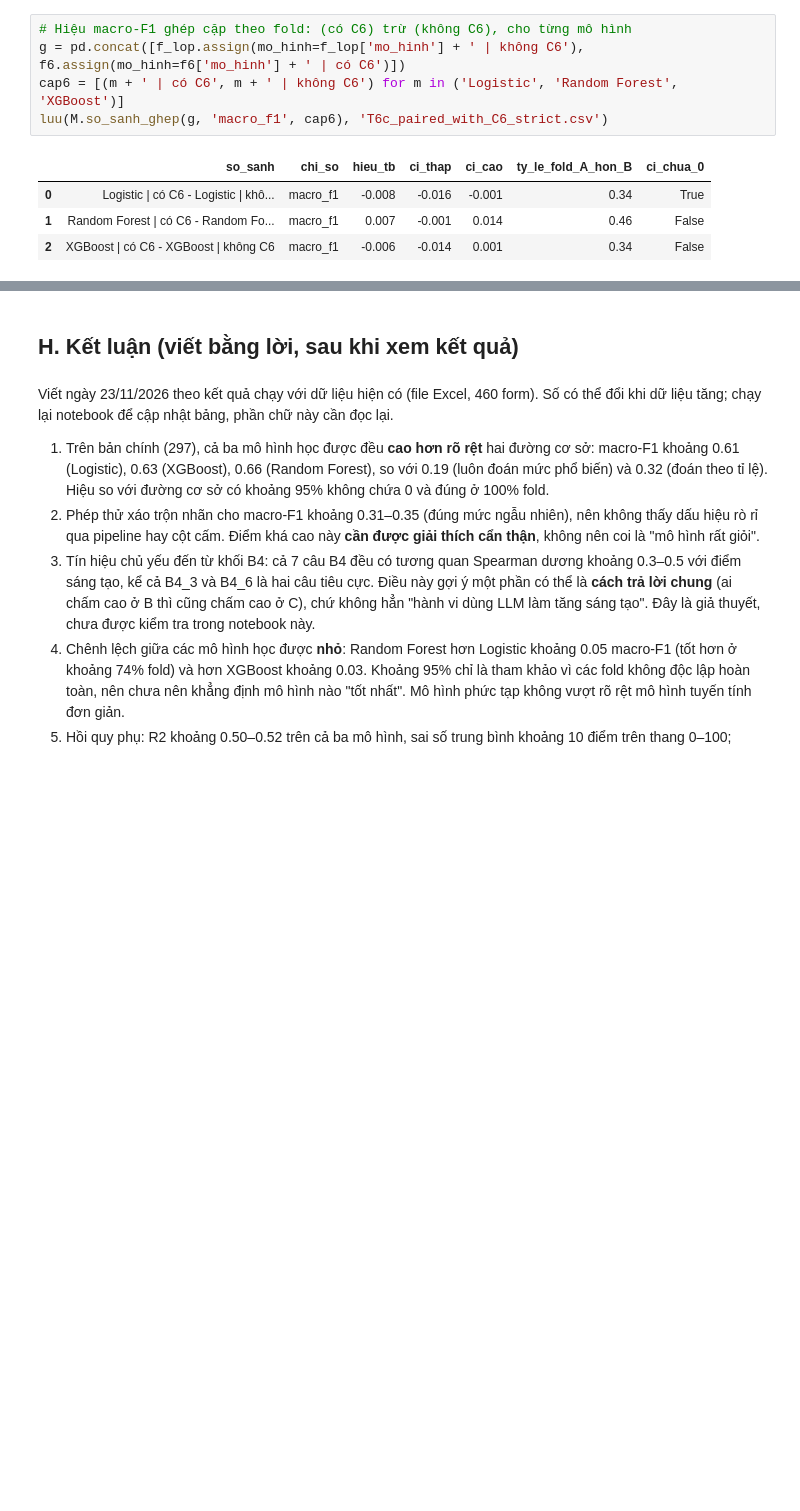
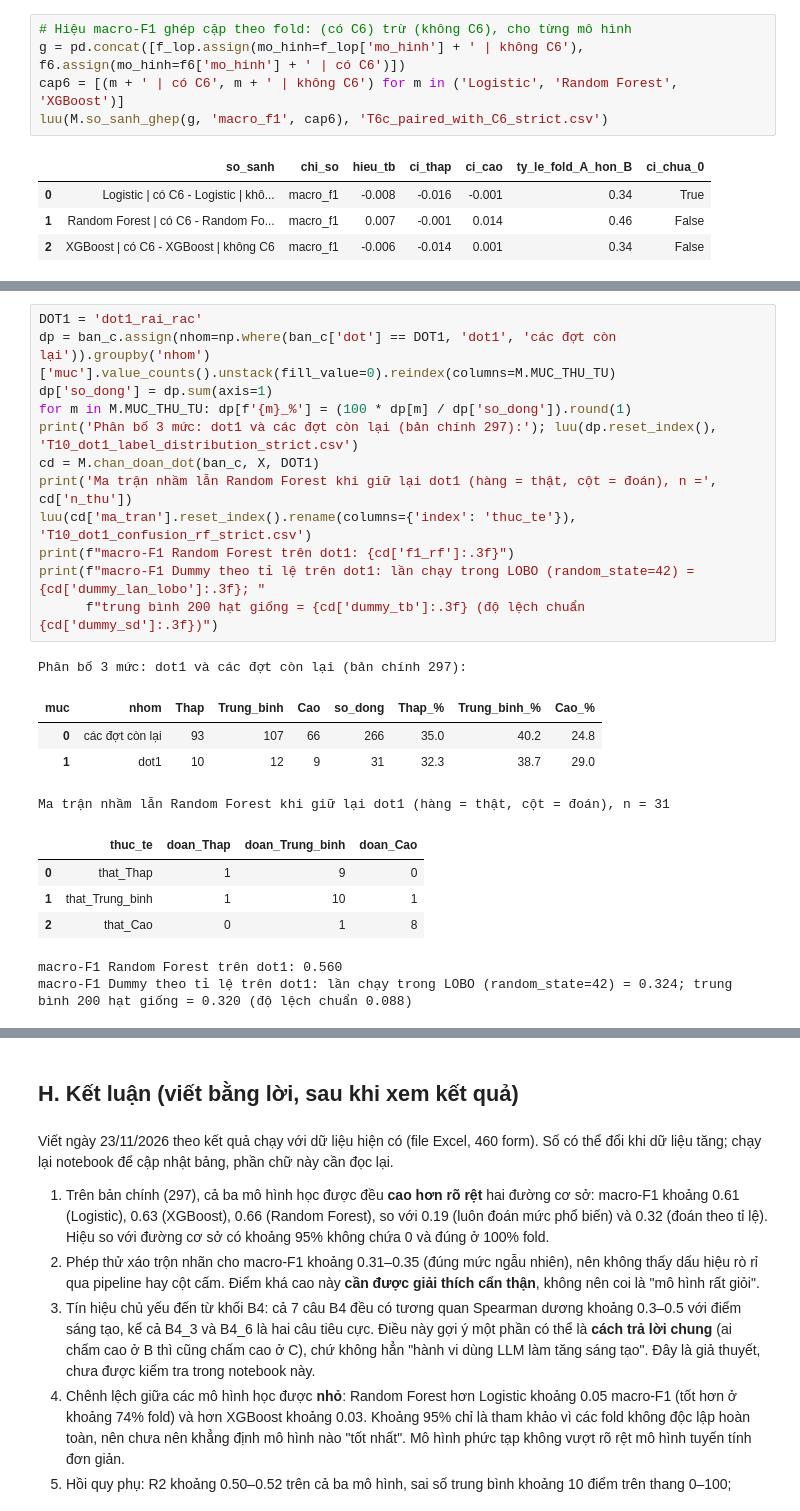
Before and after one commit to trangnt12/spark_mind, a Jupyter notebook: notebooks/03_models.ipynb, the cells around one changed output, grey strips where cells are left out. Saved outputs shown, nothing was run; the diff lists cells and outputs as text; blank space fills up the shorter version.

```diff
--- a/notebooks/03_models.ipynb
+++ b/notebooks/03_models.ipynb
@@ -345,0 +401,24 @@ luu(M.so_sanh_ghep(g, 'macro_f1', cap6), 'T6c_paired_with_C6_strict.csv')
+# %%
+DOT1 = 'dot1_rai_rac'
+dp = ban_c.assign(nhom=np.where(ban_c['dot'] == DOT1, 'dot1', 'các đợt còn lại')).groupby('nhom')['muc'].value_counts().unstack(fill_value=0).reindex(columns=M.MUC_THU_TU)
+dp['so_dong'] = dp.sum(axis=1)
+for m in M.MUC_THU_TU: dp[f'{m}_%'] = (100 * dp[m] / dp['so_dong']).round(1)
+print('Phân bố 3 mức: dot1 và các đợt còn lại (bản chính 297):'); luu(dp.reset_index(), 'T10_dot1_label_distribution_strict.csv')
+cd = M.chan_doan_dot(ban_c, X, DOT1)
+print('Ma trận nhầm lẫn Random Forest khi giữ lại dot1 (hàng = thật, cột = đoán), n =', cd['n_thu'])
+luu(cd['ma_tran'].reset_index().rename(columns={'index': 'thuc_te'}), 'T10_dot1_confusion_rf_strict.csv')
+print(f"macro-F1 Random Forest trên dot1: {cd['f1_rf']:.3f}")
+print(f"macro-F1 Dummy theo tỉ lệ trên dot1: lần chạy trong LOBO (random_state=42) = {cd['dummy_lan_lobo']:.3f}; "
+      f"trung bình 200 hạt giống = {cd['dummy_tb']:.3f} (độ lệch chuẩn {cd['dummy_sd']:.3f})")
+# %% [output]
+Phân bố 3 mức: dot1 và các đợt còn lại (bản chính 297):
+| muc | nhom | Thap | Trung_binh | Cao | so_dong | Thap_% | Trung_binh_% | Cao_% |
+| 0 | các đợt còn lại | 93 | 107 | 66 | 266 | 35.0 | 40.2 | 24.8 |
+| 1 | dot1 | 10 | 12 | 9 | 31 | 32.3 | 38.7 | 29.0 |
+Ma trận nhầm lẫn Random Forest khi giữ lại dot1 (hàng = thật, cột = đoán), n = 31
+|  | thuc_te | doan_Thap | doan_Trung_binh | doan_Cao |
+| 0 | that_Thap | 1 | 9 | 0 |
+| 1 | that_Trung_binh | 1 | 10 | 1 |
+| 2 | that_Cao | 0 | 1 | 8 |
+macro-F1 Random Forest trên dot1: 0.560
+macro-F1 Dummy theo tỉ lệ trên dot1: lần chạy trong LOBO (random_state=42) = 0.324; trung bình 200 hạt giống = 0.320 (độ lệch chuẩn 0.088)
```
Also changed, not shown: parts of 6 cells of this notebook, 3 other files.
